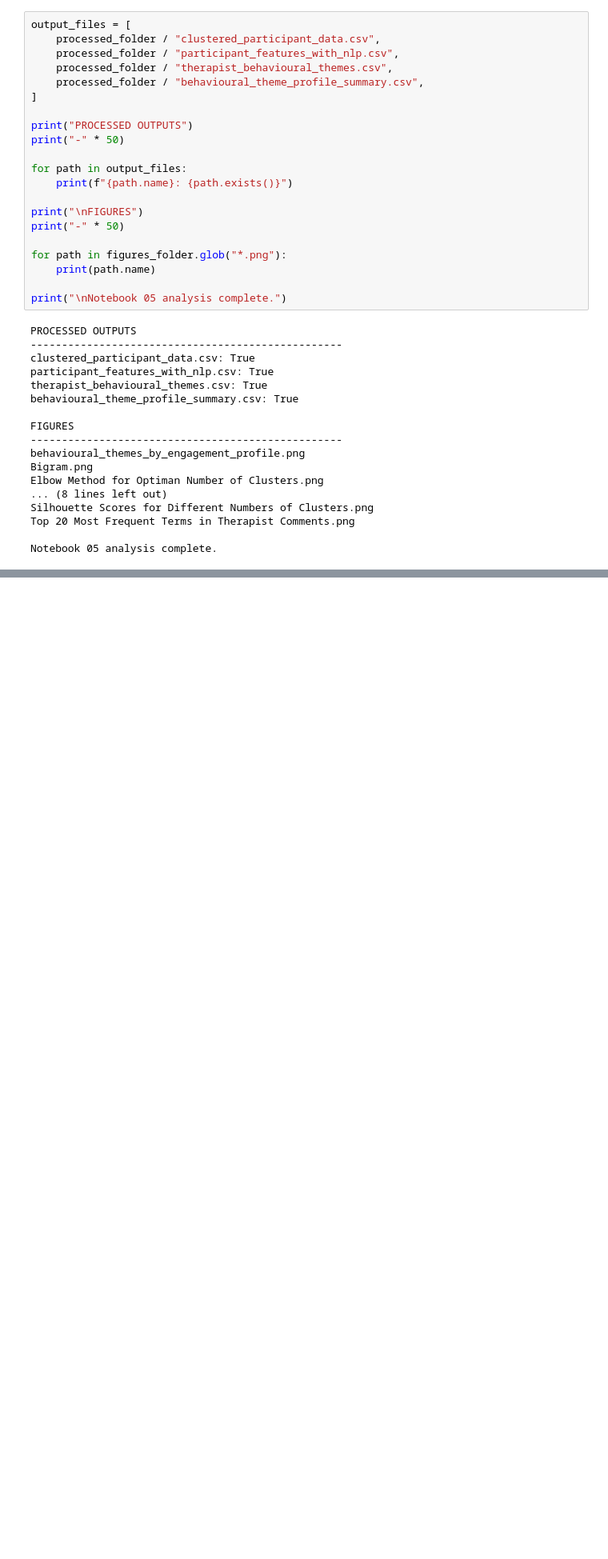
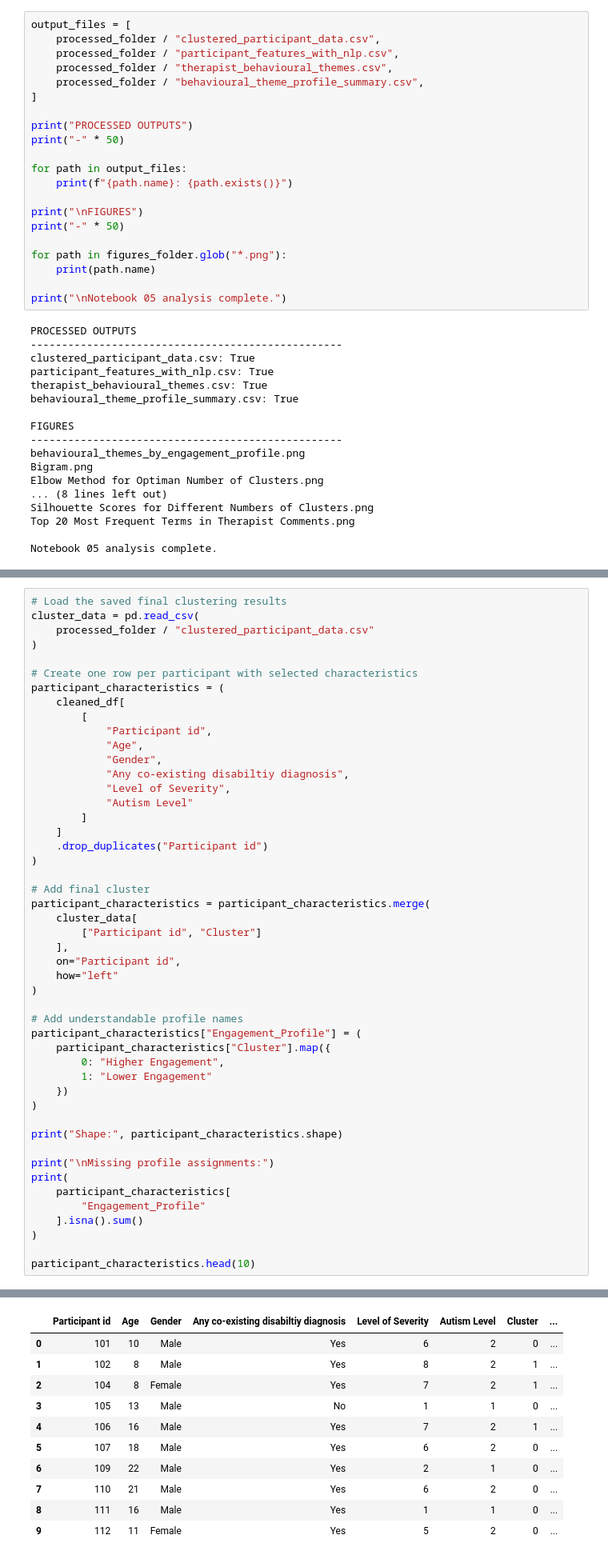
Before and after one commit to PuspitaGoswami/asd-interventions, a Jupyter notebook: notebooks/05_profile_interpretation.ipynb, the cells around one changed output, grey strips where cells are left out. Shown at 80% size. Cells and saved outputs as stored; diff of their text form; blank space fills up the shorter version.

```diff
--- a/notebooks/05_profile_interpretation.ipynb
+++ b/notebooks/05_profile_interpretation.ipynb
@@ -1702,0 +1767,49 @@ Notebook 05 analysis complete.
+# %%
+# Load the saved final clustering results
+cluster_data = pd.read_csv(
+    processed_folder / "clustered_participant_data.csv"
+)
+
+# Create one row per participant with selected characteristics
+participant_characteristics = (
+    cleaned_df[
+        [
+            "Participant id",
+            "Age",
+            "Gender",
+            "Any co-existing disabiltiy diagnosis",
+            "Level of Severity",
+            "Autism Level"
+        ]
+    ]
+    .drop_duplicates("Participant id")
+)
+
+# Add final cluster
+participant_characteristics = participant_characteristics.merge(
+    cluster_data[
+        ["Participant id", "Cluster"]
+    ],
+    on="Participant id",
+    how="left"
+)
+
+# Add understandable profile names
+participant_characteristics["Engagement_Profile"] = (
+    participant_characteristics["Cluster"].map({
+        0: "Higher Engagement",
+        1: "Lower Engagement"
+    })
+)
+
+print("Shape:", participant_characteristics.shape)
+
+print("\nMissing profile assignments:")
+print(
+    participant_characteristics[
+        "Engagement_Profile"
+    ].isna().sum()
+)
+
+participant_characteristics.head(10)
+# %% [output]
@@ -1702,0 +1820,11 @@ Notebook 05 analysis complete.
+|  | Participant id | Age | Gender | Any co-existing disabiltiy diagnosis | Level of Severity | Autism Level | Cluster | ... |
+| 0 | 101 | 10 | Male | Yes | 6 | 2 | 0 | ... |
+| 1 | 102 | 8 | Male | Yes | 8 | 2 | 1 | ... |
+| 2 | 104 | 8 | Female | Yes | 7 | 2 | 1 | ... |
+| 3 | 105 | 13 | Male | No | 1 | 1 | 0 | ... |
+| 4 | 106 | 16 | Male | Yes | 7 | 2 | 1 | ... |
+| 5 | 107 | 18 | Male | Yes | 6 | 2 | 0 | ... |
+| 6 | 109 | 22 | Male | Yes | 2 | 1 | 0 | ... |
+| 7 | 110 | 21 | Male | Yes | 6 | 2 | 0 | ... |
+| 8 | 111 | 16 | Male | Yes | 1 | 1 | 0 | ... |
+| 9 | 112 | 11 | Female | Yes | 5 | 2 | 0 | ... |
```
Also changed, not shown: parts of 23 cells of this notebook.
